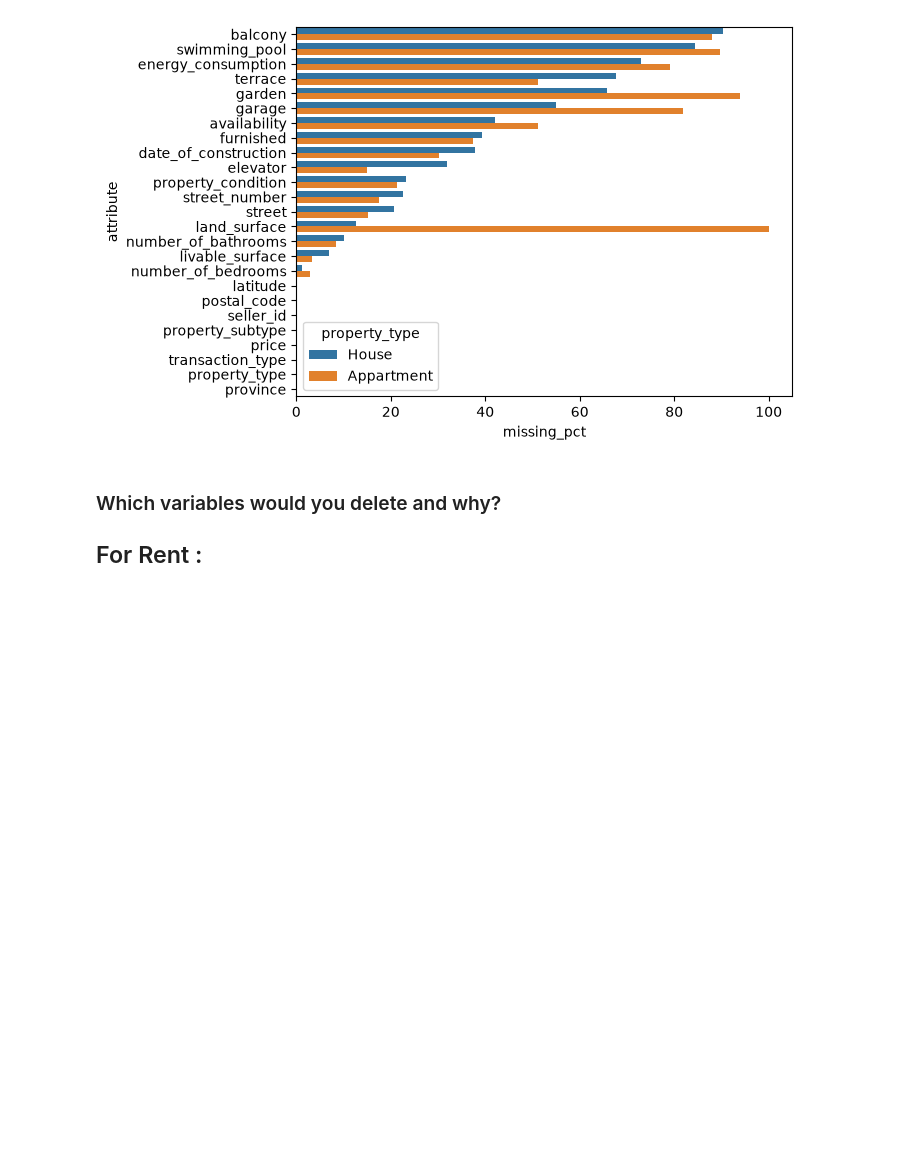
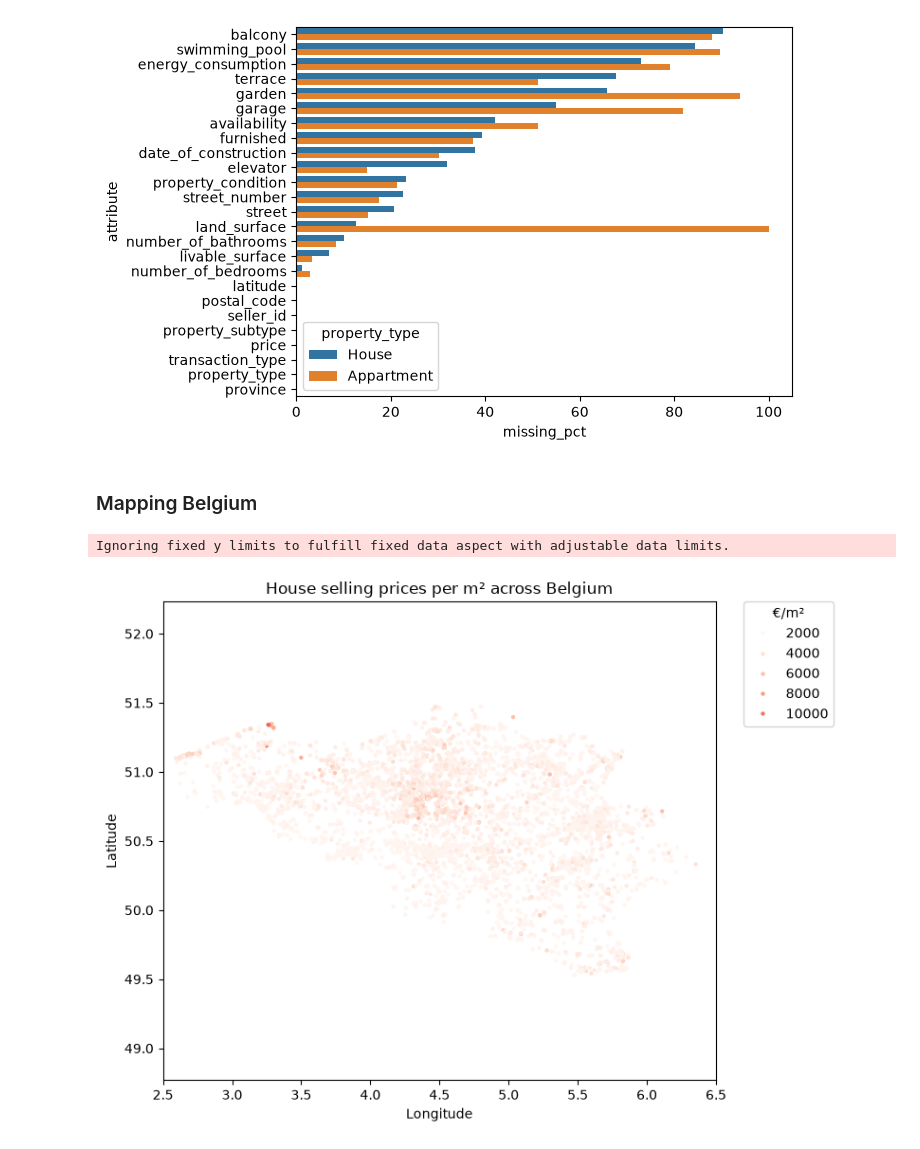
Before and after one commit to Gunay-Bayramova/immoeliza_data_analysis, a Jupyter notebook: Analysis/soo_notebook.ipynb, the cells around one changed output. Drawn from its saved outputs; the diff is of its cells as text; code cells hidden in the pictures; blank space fills up the shorter version.

Commit message:
WIP price maps

```diff
--- a/Analysis/soo_notebook.ipynb
+++ b/Analysis/soo_notebook.ipynb
@@ -31,8 +31,8 @@ import matplotlib.pyplot as plt
 import seaborn as sns
 from pathlib import Path
 
-df_rent = pd.read_csv("../Data/Clean/RentCleanForAnalysis.csv", index_col=0)
-df_sale = pd.read_csv("../Data/Clean/SaleCleanForAnalysis.csv", index_col=0)
+df_rent = pd.read_csv("../Data/Clean/RentCleanForAnalysis.csv")
+df_sale = pd.read_csv("../Data/Clean/SaleCleanForAnalysis.csv")
 # %% [markdown]
 ### How many observations and features/columns do you have?
 
@@ -245,7 +245,42 @@ plt.show()
 # %% [output]
 [figure]
 # %% [markdown]
-### Which variables would you delete and why?
-
-For Rent :
--
+### Mapping Belgium
+# %%
+# Sale - House - price per square meter
+COMMON_MIN = 2000
+COMMON_MAX = 16000
+
+df_sale_house = df_sale[df_sale["property_type"] == "House"].copy()
+df_sale_house["price_per_m2"] = df_sale_house["price"] / df_sale_house["livable_surface"]
+# min_bound = df_sale_house["price_per_m2"].quantile(0.05)
+# max_bound = df_sale_house["price_per_m2"].quantile(0.95)
+min_bound = COMMON_MIN
+max_bound = COMMON_MAX
+
+plt.figure(figsize=(8, 6))
+
+sns.scatterplot(
+    data=df_sale_house,
+    x="longitude",
+    y="latitude",
+    hue="price_per_m2",
+    palette="Reds",
+    s=8,
+    alpha=0.8,
+    edgecolor=None,
+    hue_norm=(min_bound, max_bound)
+)
+
+plt.title("House selling prices per m² across Belgium")
+plt.xlabel("Longitude")
+plt.ylabel("Latitude")
+plt.legend(title="€/m²", bbox_to_anchor=(1.05, 1), loc="upper left", borderaxespad=0)
+plt.axis("equal")
+plt.tight_layout()
+plt.xlim(2.5, 6.5)
+plt.ylim(49.5, 51.5)
+plt.show()
+# %% [output]
+Ignoring fixed y limits to fulfill fixed data aspect with adjustable data limits.
+[figure, added]
```
Also changed, not shown: parts of 3 cells of this notebook.
